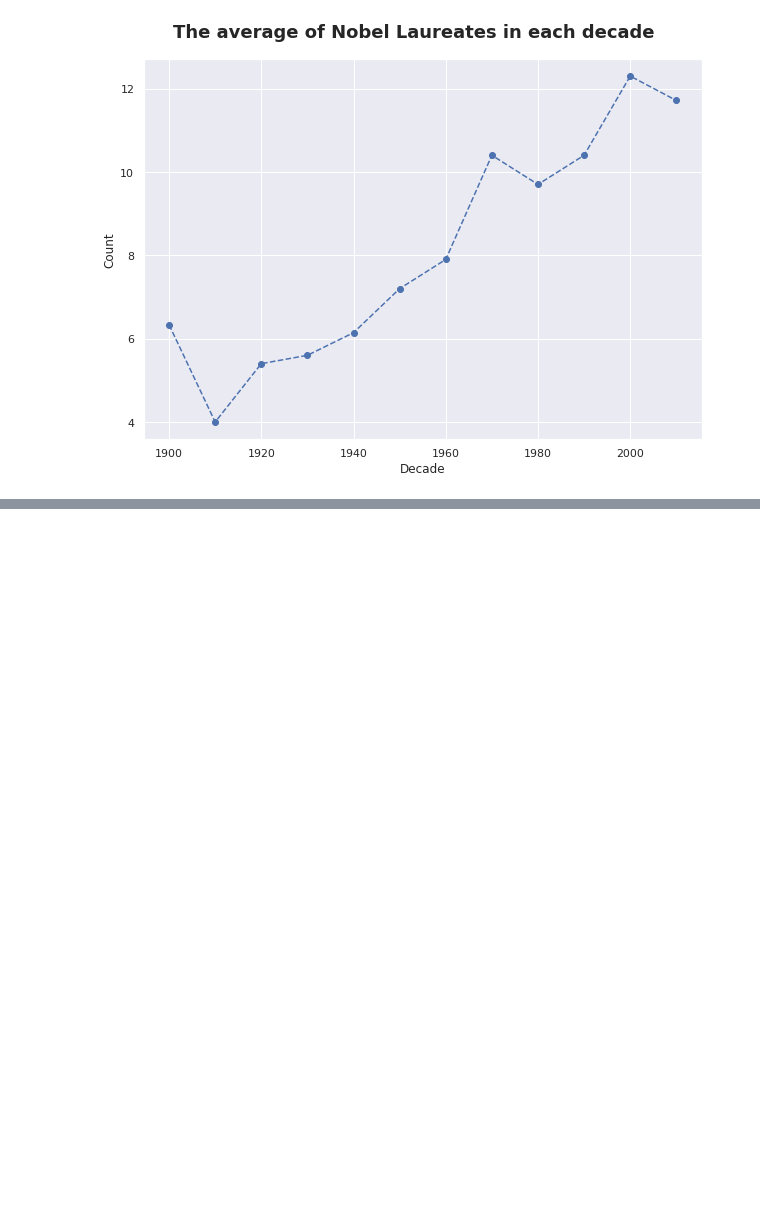
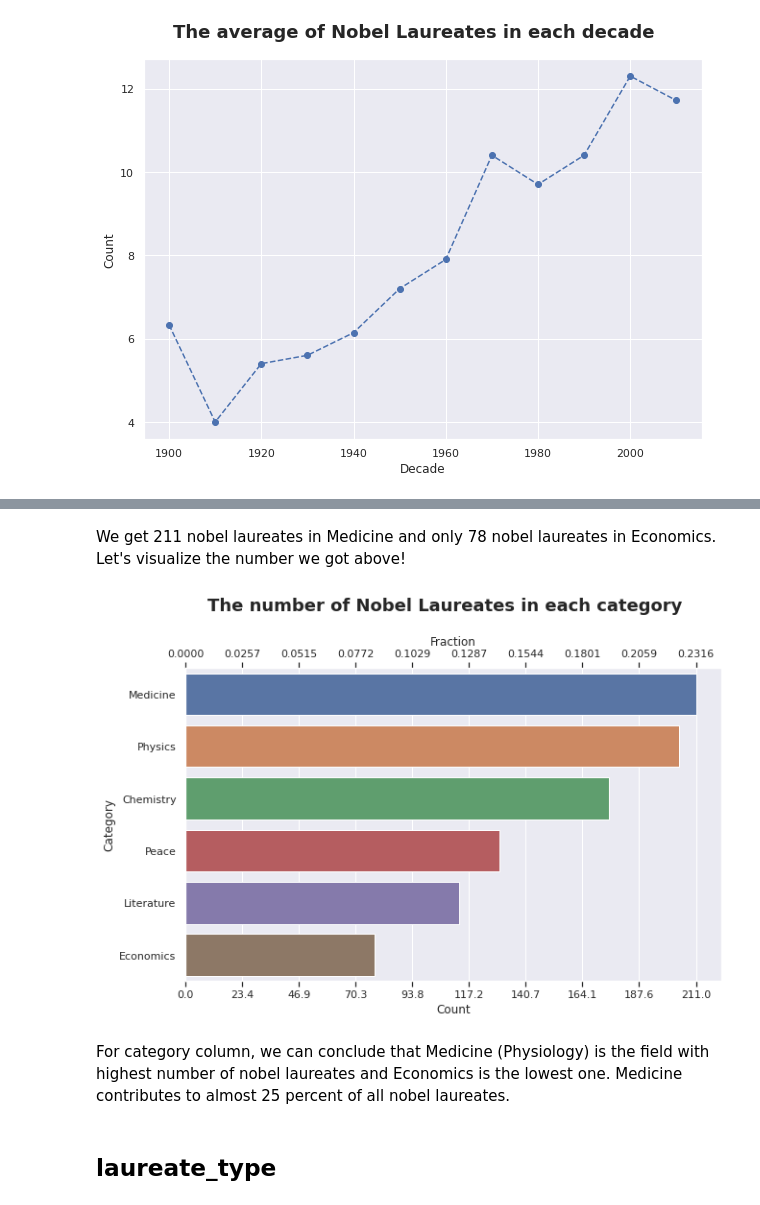
Before and after one commit to agusrichard/data-science-learning-projects, a Jupyter notebook: Nobel Prize Winners/exploratory_data_analysis.ipynb, the cells around one changed output, grey strips where cells are left out. Saved outputs shown, nothing was run; the diff lists cells and outputs as text; code cells hidden in the pictures; blank space fills up the shorter version.

```diff
--- a/Nobel Prize Winners/exploratory_data_analysis.ipynb
+++ b/Nobel Prize Winners/exploratory_data_analysis.ipynb
@@ -240,0 +281,19 @@ Based on what we see above, there is an increasing trend (excluding the first de
+# %% [markdown]
+We get 211 nobel laureates in Medicine and only 78 nobel laureates in Economics. Let's visualize the number we got above!
+# %%
+category_count = df['category'].value_counts()
+category_fraction = df['category'].value_counts(normalize=True)
+# %%
+fig, ax_count = plt.subplots(figsize=[10, 6])
+sns.barplot(ax=ax_count, x=category_count.values, y=category_count.index)
+ax_count.set(xlabel='Count', ylabel='Category', xticks=np.linspace(0, category_count.max(), 10))
+ax_fraction = ax_count.twiny()
+sns.barplot(ax=ax_fraction, x=category_fraction.values, y=category_fraction.index)
+ax_fraction.set(xlabel='Fraction', ylabel='Category', xticks=np.linspace(0, category_fraction.max(), 10))
+fig.suptitle('The number of Nobel Laureates in each category', fontsize=18, fontweight='semibold', y=1.05);
+# %% [output]
+[figure, added]
+# %% [markdown]
+For category column, we can conclude that Medicine (Physiology) is the field with highest number of nobel laureates and Economics is the lowest one. Medicine contributes to almost 25 percent of all nobel laureates.
+# %% [markdown]
+## laureate_type
```
Also changed, not shown: parts of 36 cells of this notebook.
